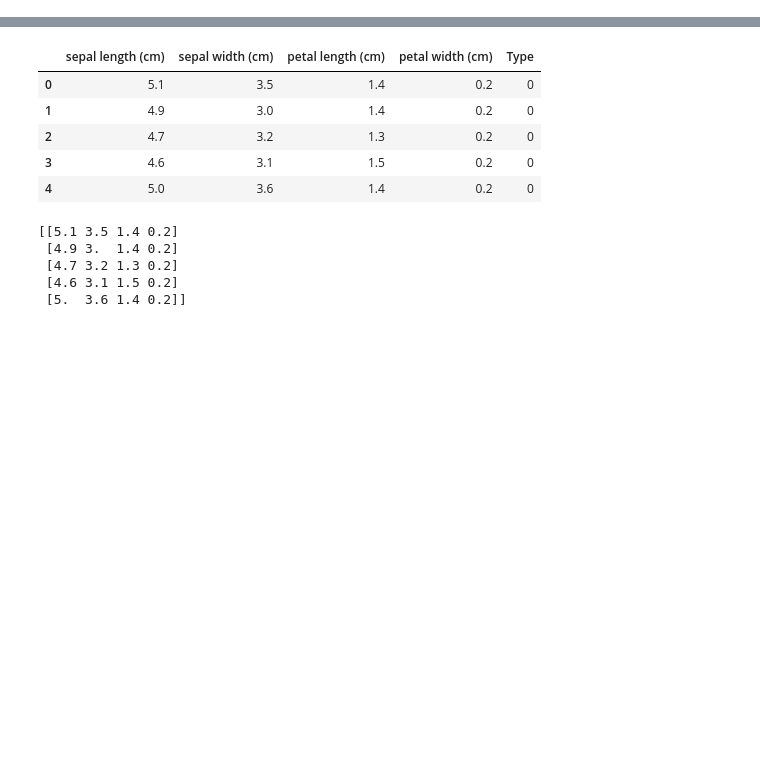
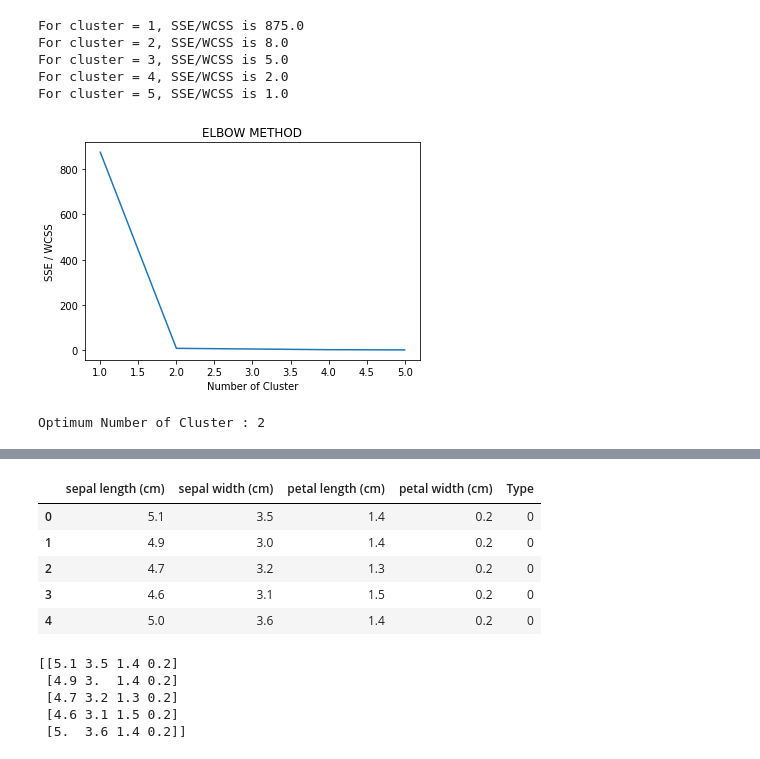
Before and after one commit to sandipanpaul21/Clustering-in-Python, a Jupyter notebook: 06_K_Means_Clustering.ipynb, the cells around one changed output, grey strips where cells are left out. Cells and saved outputs as stored; diff of their text form; code cells hidden in the pictures; blank space fills up the shorter version.

```diff
--- a/06_K_Means_Clustering.ipynb
+++ b/06_K_Means_Clustering.ipynb
@@ -31,0 +85,8 @@ import pandas as pd
+# %%
+print('For TWO Cluster, all data points should be assigned to 2 Clusters\n')
+
+kmeans = KMeans(n_clusters = 2, max_iter = 100).fit(data)
+data['clusters'] = kmeans.labels_
+print('Clusters assigned to each datapoints :')
+print(data['clusters'])
+print('\nSum of Square Error/ WCSS is :',kmeans.inertia_)
@@ -31,0 +106,8 @@ import pandas as pd
+# %%
+print('For THREE Cluster, all data points should be assigned to 3 Clusters\n')
+
+kmeans = KMeans(n_clusters = 3, max_iter = 100).fit(data)
+data['clusters'] = kmeans.labels_
+print('Clusters assigned to each datapoints :')
+print(data['clusters'])
+print('\nSum of Square Error/ WCSS is :',kmeans.inertia_)
@@ -31,0 +136,31 @@ import pandas as pd
+# %%
+# ELBOW METHOD
+
+# How many clusters should we choose ? - Elbow Method
+# Select the elbow point for number of clusters
+data = pd.DataFrame({'x':x_axis, 'y':y_axis})
+
+sse = {}
+
+for k in range(1,6): # Maximum range should be 6, as it contains only 6 data points
+  kmeans = KMeans(n_clusters=k,max_iter=100).fit(data)
+  data['clusters'] = kmeans.labels_
+  sse[k] = kmeans.inertia_
+  print("For cluster = {}, SSE/WCSS is {}".format(k, sse[k]))
+
+plt.figure()
+plt.plot(list(sse.keys()),list(sse.values()))
+plt.xlabel("Number of Cluster")
+plt.ylabel("SSE / WCSS")
+plt.title("ELBOW METHOD")
+plt.show()
+
+print('Optimum Number of Cluster : 2')
+# %% [output]
+For cluster = 1, SSE/WCSS is 875.0
+For cluster = 2, SSE/WCSS is 8.0
+For cluster = 3, SSE/WCSS is 5.0
+For cluster = 4, SSE/WCSS is 2.0
+For cluster = 5, SSE/WCSS is 1.0
+[figure, added]
+Optimum Number of Cluster : 2
```
Also changed, not shown: parts of 18 cells of this notebook.
